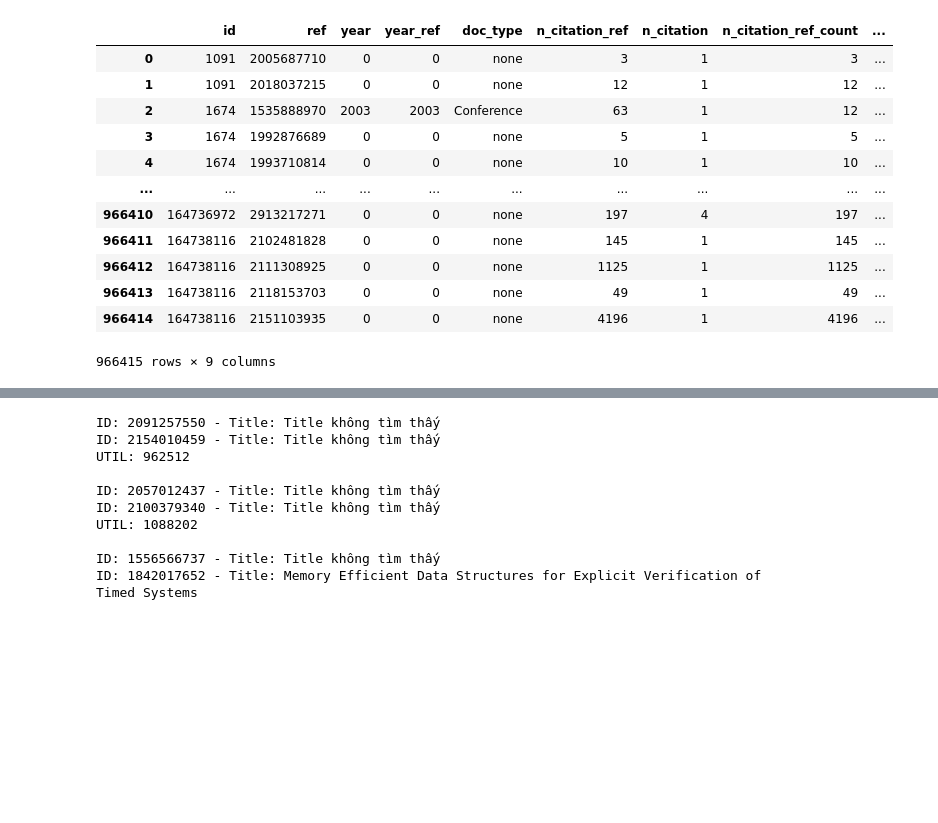
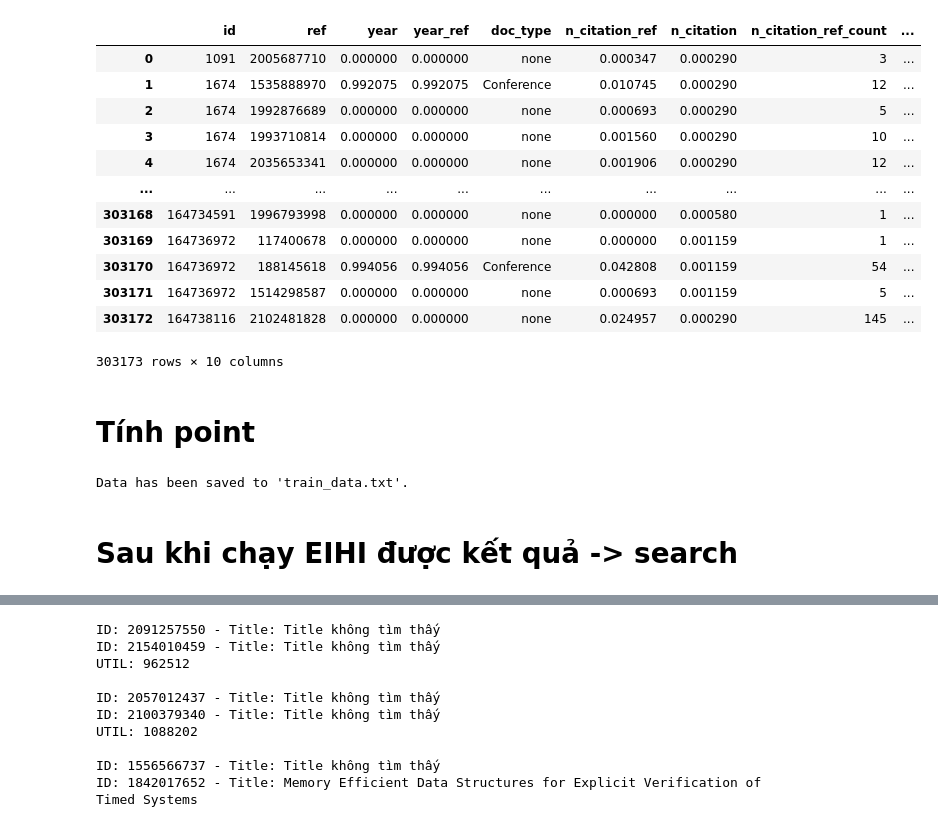
Before and after one commit to Handoo464/HUI-GNN, a Jupyter notebook: citation_hui/afterEIHI.ipynb, the cells around one changed output, grey strips where cells are left out. Saved outputs shown, nothing was run; the diff lists cells and outputs as text; code cells hidden in the pictures; blank space fills up the shorter version.

```diff
--- a/citation_hui/afterEIHI.ipynb
+++ b/citation_hui/afterEIHI.ipynb
@@ -1,18 +1,18 @@
 # %%
 import pandas as pd
-df = pd.read_csv("citation_input_id.csv")
+df = pd.read_csv("train_data.csv")
 df
 # %% [output]
 |  | id | ref | year | year_ref | doc_type | n_citation_ref | n_citation | n_citation_ref_count | ... |
-| 0 | 1091 | 2005687710 | 0 | 0 | none | 3 | 1 | 3 | ... |
-| 1 | 1091 | 2018037215 | 0 | 0 | none | 12 | 1 | 12 | ... |
-| 2 | 1674 | 1535888970 | 2003 | 2003 | Conference | 63 | 1 | 12 | ... |
-| 3 | 1674 | 1992876689 | 0 | 0 | none | 5 | 1 | 5 | ... |
-| 4 | 1674 | 1993710814 | 0 | 0 | none | 10 | 1 | 10 | ... |
+| 0 | 1091 | 2005687710 | 0.000000 | 0.000000 | none | 0.000347 | 0.000290 | 3 | ... |
+| 1 | 1674 | 1535888970 | 0.992075 | 0.992075 | Conference | 0.010745 | 0.000290 | 12 | ... |
+| 2 | 1674 | 1992876689 | 0.000000 | 0.000000 | none | 0.000693 | 0.000290 | 5 | ... |
+| 3 | 1674 | 1993710814 | 0.000000 | 0.000000 | none | 0.001560 | 0.000290 | 10 | ... |
+| 4 | 1674 | 2035653341 | 0.000000 | 0.000000 | none | 0.001906 | 0.000290 | 12 | ... |
 | ... | ... | ... | ... | ... | ... | ... | ... | ... | ... |
-| 966410 | 164736972 | 2913217271 | 0 | 0 | none | 197 | 4 | 197 | ... |
-| 966411 | 164738116 | 2102481828 | 0 | 0 | none | 145 | 1 | 145 | ... |
-| 966412 | 164738116 | 2111308925 | 0 | 0 | none | 1125 | 1 | 1125 | ... |
-| 966413 | 164738116 | 2118153703 | 0 | 0 | none | 49 | 1 | 49 | ... |
-| 966414 | 164738116 | 2151103935 | 0 | 0 | none | 4196 | 1 | 4196 | ... |
+| 303168 | 164734591 | 1996793998 | 0.000000 | 0.000000 | none | 0.000000 | 0.000580 | 1 | ... |
+| 303169 | 164736972 | 117400678 | 0.000000 | 0.000000 | none | 0.000000 | 0.001159 | 1 | ... |
+| 303170 | 164736972 | 188145618 | 0.994056 | 0.994056 | Conference | 0.042808 | 0.001159 | 54 | ... |
+| 303171 | 164736972 | 1514298587 | 0.000000 | 0.000000 | none | 0.000693 | 0.001159 | 5 | ... |
+| 303172 | 164738116 | 2102481828 | 0.000000 | 0.000000 | none | 0.024957 | 0.000290 | 145 | ... |
-966415 rows × 9 columns
+303173 rows × 10 columns
@@ -18,0 +25,2 @@ df
+# %% [markdown]
+# Tính point
@@ -19,2 +44,28 @@ df
+# %%
+# Group by 'id' and aggregate the references and points
+result = (
+    df.groupby('id')
+    .agg({
+        'ref': lambda x: ' '.join(map(str, x)),  # Use space instead of comma
+        'Point': lambda x: f"{x.sum()}:{' '.join(map(str, x))}"  # Format with space
+    })
+    .reset_index()
+)
+
+# Prepare the output format
+output_lines = [
+    f"{row['ref']}:{row['Point']}" for _, row in result.iterrows()
+]
+
+# Save to a .txt file
+with open('train_data.txt', 'w') as file:
+    for line in output_lines:
+        file.write(line + '\n')
+
+print("Data has been saved to 'train_data.txt'.")
+# %% [output]
+Data has been saved to 'train_data.txt'.
+# %% [markdown]
+# Sau khi chạy EIHI được kết quả -> search
 # %%
 # Filter the DataFrame for the specified references
```
Also changed, not shown: parts of 6 cells of this notebook, 8 other files.
